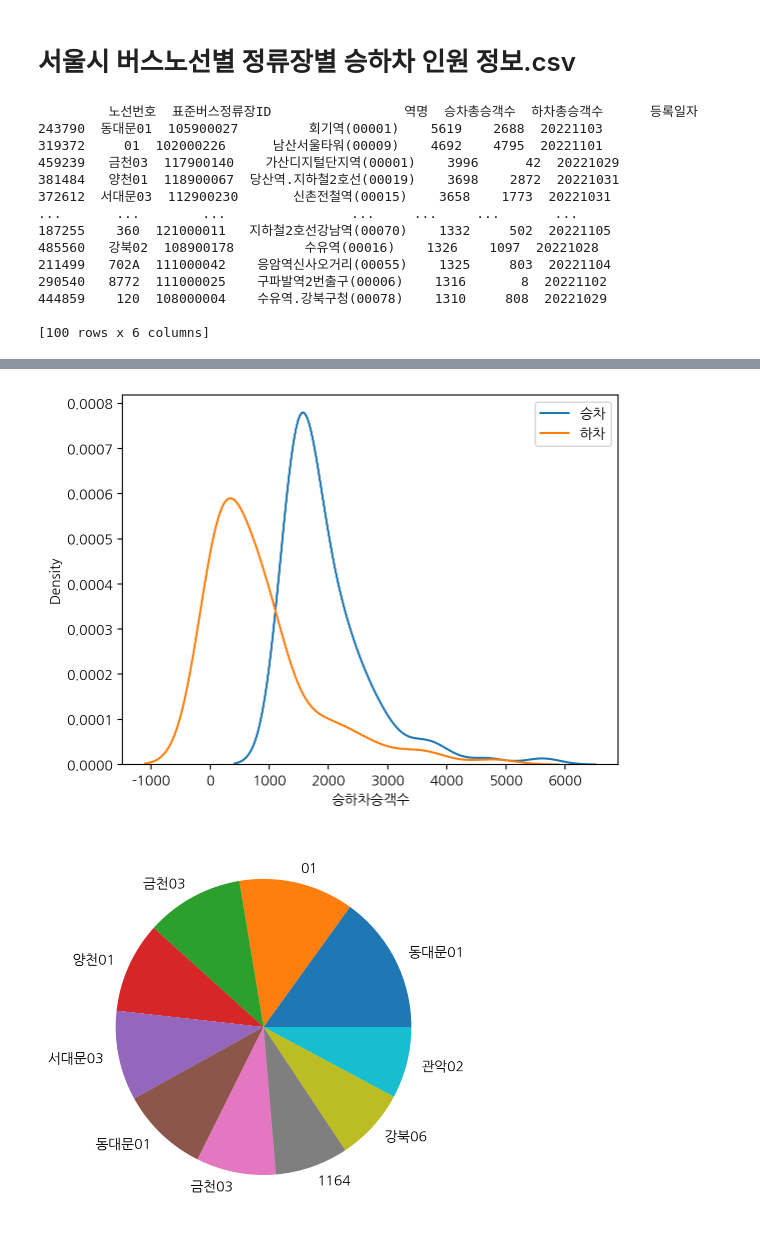
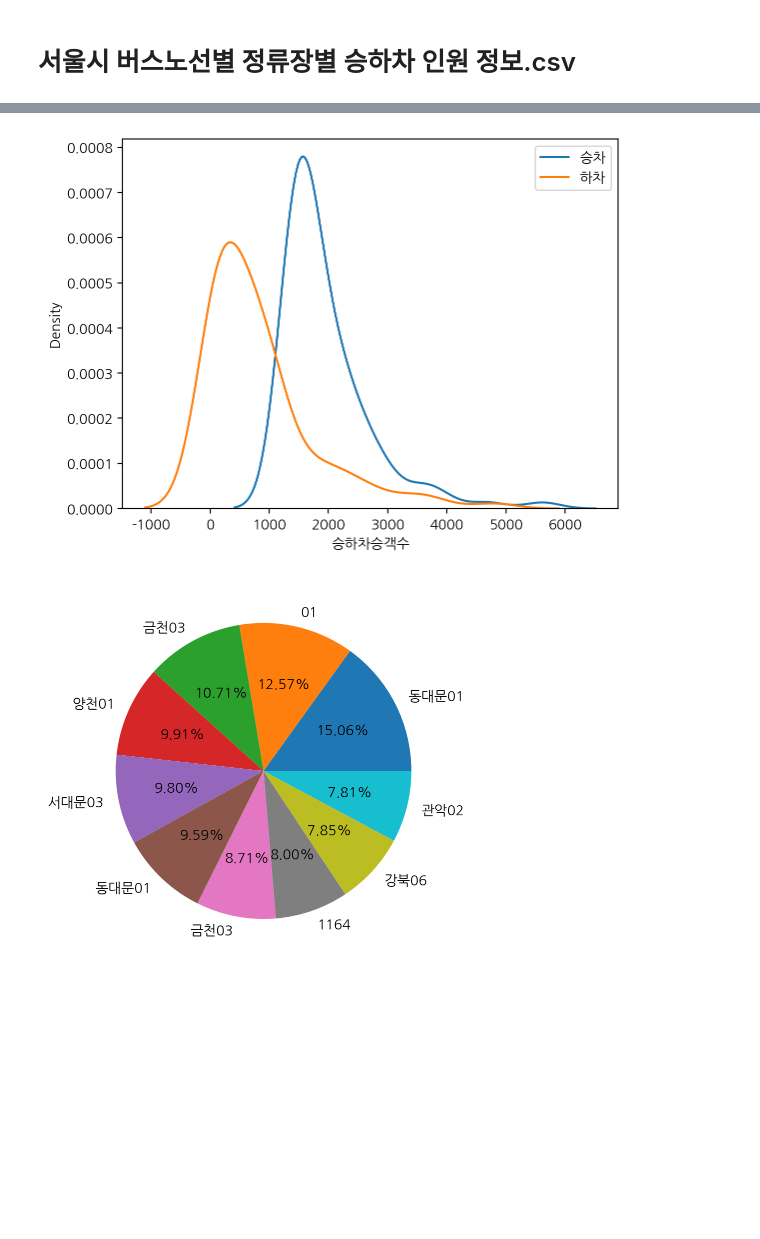
Before and after one commit to dmu-data-anal/data-analysis, a Jupyter notebook: work/서울시_버스.ipynb, the cells around one changed output, grey strips where cells are left out. Cells and saved outputs as stored; diff of their text form; code cells hidden in the pictures; blank space fills up the shorter version.

```diff
--- a/work/데이터_테스트1.ipynb
+++ b/work/서울시_버스.ipynb
@@ -28,8 +25,0 @@ plt.rc('axes', unicode_minus=False)
-# %%
-with open("../large-datasets/생활이동_행정동_202209/생활이동_행정동_2022.09_00시.csv", encoding="cp949") as f:
-    # data = csv.reader(f)
-    data = pd.read_csv(f)
-
-    print( data.sort_values(by='평균 이동 시간(분)')[::-1].head(20) )
-    # for row in data:
-        # print(row)
@@ -54,58 +26,31 @@ with open("../large-datasets/생활이동_행정동_202209/생활이동_행정
 # %% [markdown]
 # 서울시 버스노선별 정류장별 승하차 인원 정보.csv
 # %%
-with open("../large-datasets/서울시 버스노선별 정류장별 승하차 인원 정보.csv", encoding="cp949") as f:
-    # data = csv.reader(f)
+with open("../large-datasets/서울시 버스노선별 정류장별 승하차 인원 정보.csv",
+          encoding="cp949") as f:
     data = pd.read_csv(f)
 
+trimmed = data.drop(columns=['사용일자', '노선명', '버스정류장ARS번호']).sort_values(
+    by='승차총승객수')[::-1].drop_duplicates(subset=['표준버스정류장ID']).head(100)
 
-trimmed = data.drop(columns=['사용일자','노선명','버스정류장ARS번호']).sort_values(by='승차총승객수')[::-1].drop_duplicates(subset=['표준버스정류장ID']).head(100) #.loc[(trimmed["승차총승객수"] < 1000)]
-print(trimmed)
-
-anothertrim = trimmed#.head(100)
-twenties = trimmed.head(20)
-
-blue_buses = anothertrim.loc[(anothertrim["노선번호"].str.len() <= 3)]
-four_digit_buses = anothertrim.loc[(anothertrim["노선번호"].str.len() == 4) & (anothertrim['노선번호'].str.isdecimal() == True)]
-town_buses = anothertrim.loc[(anothertrim["노선번호"].str.len() >= 4) & (anothertrim['노선번호'].str.isalnum() == True)]
-# 한글 없애기??
-sns.scatterplot(anothertrim, x='승차총승객수',y='하차총승객수', size='노선번호',hue='노선번호', sizes=(15,200), legend=False)
-# plt.gca().get_yaxis().set_visible(False)
-
-# pos = plt.ax.get_position()
-# plt.ax.set_position([pos.x0, pos.y0, pos.width * 0.9, pos.height])
-# plt.ax.legend(loc='center right', bbox_to_anchor=(1.25, 0.5))
-
+sns.scatterplot(trimmed,
+                x='승차총승객수',
+                y='하차총승객수',
+                size='노선번호',
+                hue='노선번호',
+                sizes=(15, 200),
+                legend=False)
 plt.show()
 
-
-sns.kdeplot(data=anothertrim['승차총승객수'],label='승차')
-# plt.bar(twenties['노선번호'],twenties['승차총승객수'], width=.5)
-# for i, val in enumerate(twenties['승차총승객수'].values):
-#     plt.text(i, val, float(val), horizontalalignment='center', verticalalignment='bottom', fontdict={'fontweight':500, 'size':12})
-sns.kdeplot(data=anothertrim['하차총승객수'],label='하차')
+sns.kdeplot(data=trimmed['승차총승객수'], label='승차')
+sns.kdeplot(data=trimmed['하차총승객수'], label='하차')
 plt.xlabel("승하차승객수")
 plt.legend()
 plt.show()
 
-# for bus_stop in [i.split('(')[0] for i in trimmed['역명']:
-plt.pie(trimmed.head(10)['승차총승객수'], labels=trimmed.head(10)['노선번호'])
+plt.pie(trimmed.head(10)['승차총승객수'], labels=trimmed.head(10)['노선번호'], autopct="%.2f%%")
 plt.show()
 # %% [output]
-         노선번호  표준버스정류장ID                 역명  승차총승객수  하차총승객수      등록일자
-243790  동대문01  105900027         회기역(00001)    5619    2688  20221103
-319372     01  102000226      남산서울타워(00009)    4692    4795  20221101
-459239   금천03  117900140    가산디지털단지역(00001)    3996      42  20221029
-381484   양천01  118900067  당산역.지하철2호선(00019)    3698    2872  20221031
-372612  서대문03  112900230       신촌전철역(00015)    3658    1773  20221031
-...       ...        ...                ...     ...     ...       ...
-187255    360  121000011   지하철2호선강남역(00070)    1332     502  20221105
-485560   강북02  108900178         수유역(00016)    1326    1097  20221028
-211499   702A  111000042    응암역신사오거리(00055)    1325     803  20221104
-290540   8772  111000025    구파발역2번출구(00006)    1316       8  20221102
-444859    120  108000004    수유역.강북구청(00078)    1310     808  20221029
-
-[100 rows x 6 columns]
 [figure]
 [figure]
-[figure, old version]
+[figure, new version]
```
Also changed, not shown: parts of 3 cells of this notebook, 32 other files.
